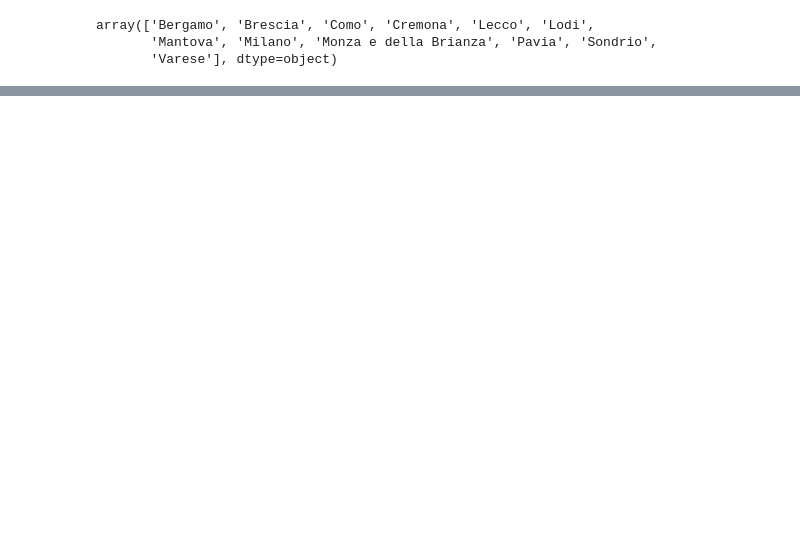
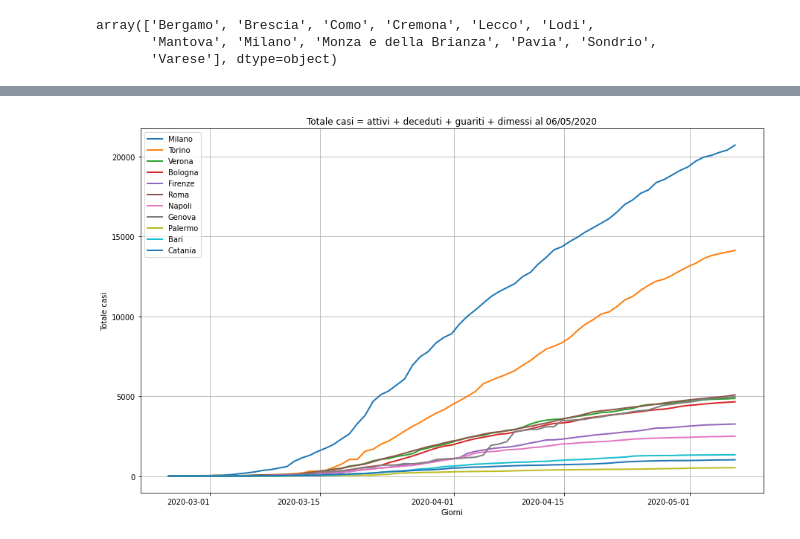
Before and after one commit to fsona/covidoutbreak, a Jupyter notebook: Covid_trend_2.ipynb, the cells around one changed output, grey strips where cells are left out. Cells and saved outputs as stored; diff of their text form; code cells hidden in the pictures; blank space fills up the shorter version.

```diff
--- a/Covid_trend_2.ipynb
+++ b/Covid_trend_2.ipynb
@@ -40,0 +45,14 @@ for elem in provincie:
+# %%
+# create the figure for top 10 cities in Italy
+fig = plt.figure()
+ax = fig.add_subplot(111)
+plt.ylabel('Totale casi')
+titolo='Totale casi = attivi + deceduti + guariti + dimessi al '+ lastday
+prov=('Milano', 'Torino', 'Verona','Bologna', 'Firenze', 'Roma', 'Napoli', 'Genova', 'Palermo', 'Bari', 'Catania' )
+#loop to plot all the sub-dataset per provincia on the same graph
+for elem in prov:
+    df3=df[df.denominazione_provincia.str.contains(elem)]
+    df3.plot(lw=2, title=titolo, kind='line', rot='0',x='data', y='totale_casi', grid=True, ax=ax,figsize=(15,10),label=elem)
+    plt.xlabel('Giorni')
+# %% [output]
+[figure, added]
```
Also changed, not shown: parts of 3 cells of this notebook.
